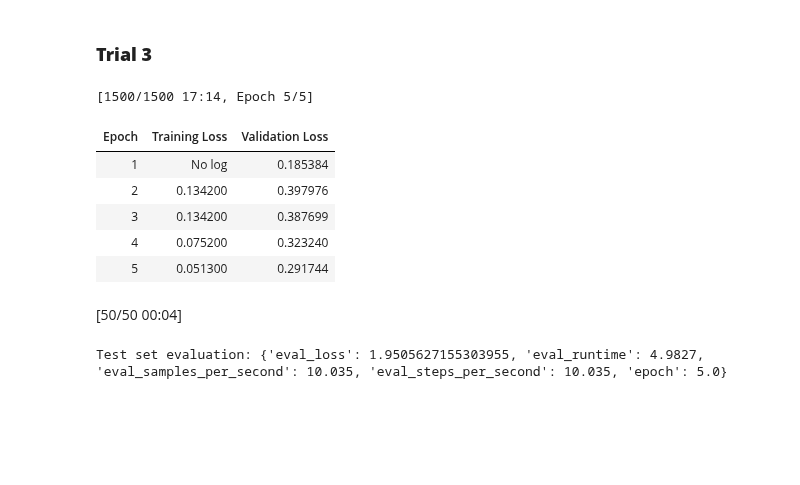
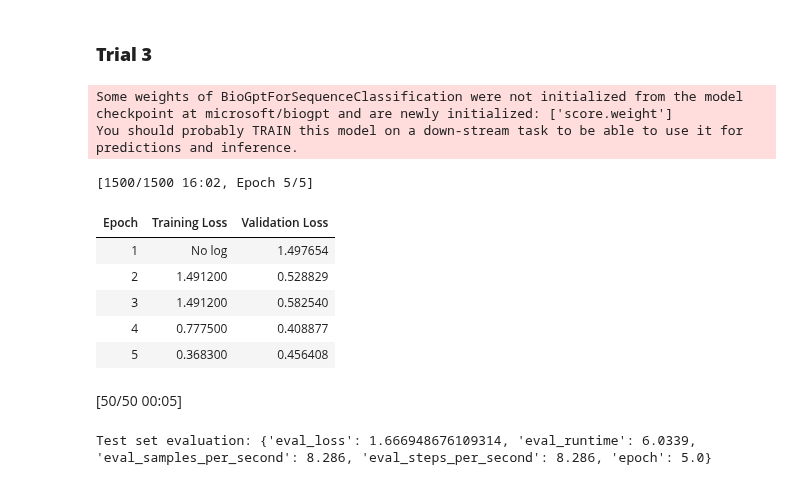
Before and after one commit to almond5/CAP5510_Datasets, a Jupyter notebook: qna_method/qna_biogpt.ipynb, the cells around one changed output. Cells and saved outputs as stored; diff of their text form; code cells hidden in the pictures; blank space fills up the shorter version.

```diff
--- a/qna_method/qna_biogpt.ipynb
+++ b/qna_method/qna_biogpt.ipynb
@@ -266,7 +295,7 @@ print(f"Accuracy: {num_correct / len(test_dataset)}")
 # %%
 # Preprocess the dataset
 def preprocess_function(examples):
-    inputs = [f"Context: {context['contexts'] if 'contexts' in context else context} Question: {question}" for question, context in zip(examples['question'], examples['context'])]
+    inputs = [f"Context: {context} Question: {question}" for question, context in zip(examples['question'], examples['context'])]
     targets = examples['final_decision']
 
     # Expanded label mapping to handle additional cases
@@ -290,11 +319,13 @@ train_dataset, val_dataset, test_dataset = torch.utils.data.random_split(
     tokenized_ds, [train_size, val_size, test_size]
 )
 
+model = BioGptForSequenceClassification.from_pretrained("microsoft/biogpt", num_labels=3)
+
 # Define training arguments
 training_args = TrainingArguments(
     output_dir="./results",
     evaluation_strategy="epoch",
-    learning_rate=5e-5,
+    learning_rate=5e-6,
     num_train_epochs=5,
     per_device_train_batch_size=1,
     per_device_eval_batch_size=1,
@@ -337,7 +380,7 @@ num_correct = 0
 
 for example in test_dataset:
     question = example['question']
-    context = example['context'][0]['contexts']
+    context = example['context']
     true_answer = example['final_decision']
     predicted_answer = predict_answer(question, context)
 
@@ -360,7 +421,7 @@ print(f"Accuracy: {num_correct / len(test_dataset)}")
 # %%
 # Preprocess the dataset
 def preprocess_function(examples):
-    inputs = [f"Context: {context['contexts'] if 'contexts' in context else context} Question: {question}" for question, context in zip(examples['question'], examples['context'])]
+    inputs = [f"Context: {context} Question: {question}" for question, context in zip(examples['question'], examples['context'])]
     targets = examples['final_decision']
 
     # Expanded label mapping to handle additional cases
@@ -384,11 +445,13 @@ train_dataset, val_dataset, test_dataset = torch.utils.data.random_split(
     tokenized_ds, [train_size, val_size, test_size]
 )
 
+model = BioGptForSequenceClassification.from_pretrained("microsoft/biogpt", num_labels=3)
+
 # Define training arguments
 training_args = TrainingArguments(
     output_dir="./results",
     evaluation_strategy="epoch",
-    learning_rate=2e-6,
+    learning_rate=5e-6,
     num_train_epochs=5,
     per_device_train_batch_size=1,
     per_device_eval_batch_size=1,
@@ -735,7 +795,7 @@ Accuracy: 0.84
 # %%
 # Preprocess the dataset
 def preprocess_function(examples):
-    inputs = [f"Context: {context['contexts'] if 'contexts' in context else context} Question: {question}" for question, context in zip(examples['question'], examples['context'])]
+    inputs = [f"Context: {context} Question: {question}" for question, context in zip(examples['question'], examples['context'])]
     targets = examples['final_decision']
 
     # Expanded label mapping to handle additional cases
@@ -759,11 +819,13 @@ train_dataset, val_dataset, test_dataset = torch.utils.data.random_split(
     tokenized_ds, [train_size, val_size, test_size]
 )
 
+model = BioGptForSequenceClassification.from_pretrained("microsoft/biogpt", num_labels=3)
+
 # Define training arguments
 training_args = TrainingArguments(
     output_dir="./results",
     evaluation_strategy="epoch",
-    learning_rate=5e-5,
+    learning_rate=5e-6,
     num_train_epochs=5,
     per_device_train_batch_size=1,
     per_device_eval_batch_size=1,
@@ -1012,42 +1080,46 @@ train_dataset, val_dataset, test_dataset = torch.utils.data.random_split(
     tokenized_ds, [train_size, val_size, test_size]
 )
 
+model = BioGptForSequenceClassification.from_pretrained("microsoft/biogpt", num_labels=3)
+
 # Define training arguments
 training_args = TrainingArguments(
     output_dir="./results",
     evaluation_strategy="epoch",
-    learning_rate=2e-6,
+    learning_rate=5e-6,
     num_train_epochs=5,
     per_device_train_batch_size=1,
     per_device_eval_batch_size=1,
     weight_decay=0.01,
 )
 
 # Initialize the Trainer
 trainer = Trainer(
     model=model,
     args=training_args,
     train_dataset=train_dataset,
     eval_dataset=val_dataset,
     tokenizer=tokenizer,
 )
 
 # Train the model
 trainer.train()
 
 # Evaluate the model
 metrics = trainer.evaluate(eval_dataset=test_dataset)
 print("Test set evaluation:", metrics)
 # %% [output]
-[1500/1500 17:14, Epoch 5/5]
+Some weights of BioGptForSequenceClassification were not initialized from the model checkpoint at microsoft/biogpt and are newly initialized: ['score.weight']
+You should probably TRAIN this model on a down-stream task to be able to use it for predictions and inference.
+[1500/1500 16:02, Epoch 5/5]
 | Epoch | Training Loss | Validation Loss |
-| 1 | No log | 0.185384 |
-| 2 | 0.134200 | 0.397976 |
-| 3 | 0.134200 | 0.387699 |
-| 4 | 0.075200 | 0.323240 |
-| 5 | 0.051300 | 0.291744 |
+| 1 | No log | 1.497654 |
+| 2 | 1.491200 | 0.528829 |
+| 3 | 1.491200 | 0.582540 |
+| 4 | 0.777500 | 0.408877 |
+| 5 | 0.368300 | 0.456408 |
-[50/50 00:04]
+[50/50 00:05]
-Test set evaluation: {'eval_loss': 1.9505627155303955, 'eval_runtime': 4.9827, 'eval_samples_per_second': 10.035, 'eval_steps_per_second': 10.035, 'epoch': 5.0}
+Test set evaluation: {'eval_loss': 1.666948676109314, 'eval_runtime': 6.0339, 'eval_samples_per_second': 8.286, 'eval_steps_per_second': 8.286, 'epoch': 5.0}
 # %%
 # Define the function to predict using the trained model
 def predict_answer(question, context):
```
Also changed, not shown: parts of 18 cells of this notebook.
